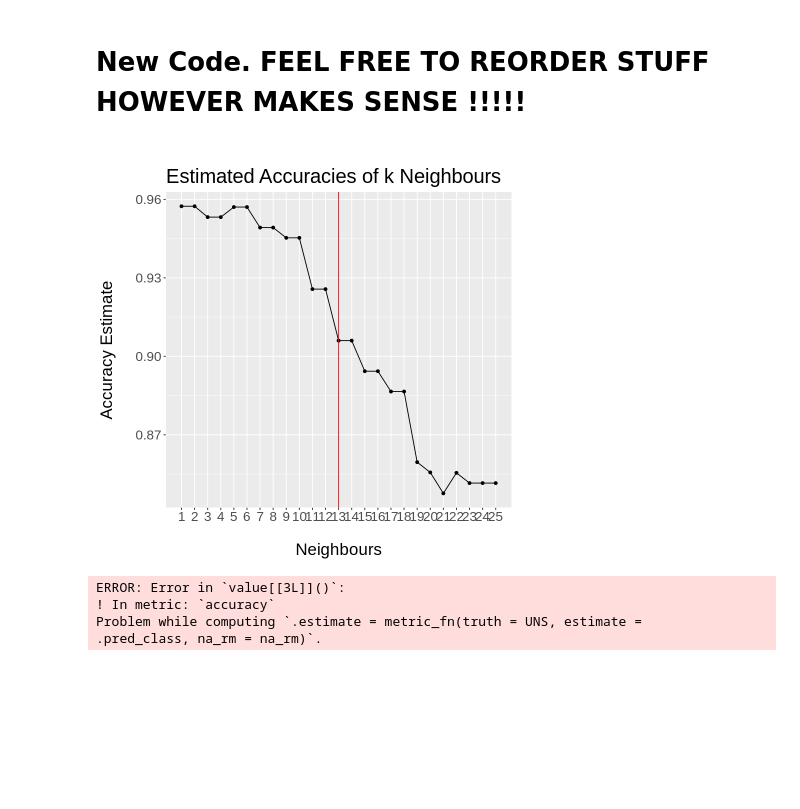
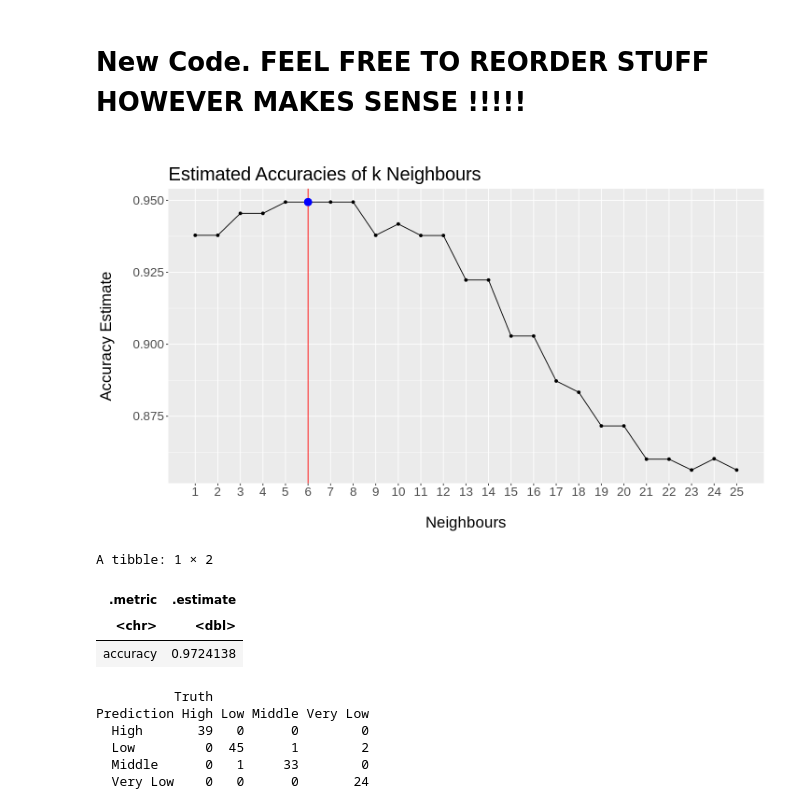
Before and after one commit to annabtse/dsci-100-2022w1-group-49, a Jupyter notebook: Group Project.ipynb, the cells around one changed output. Drawn from its saved outputs; the diff is of its cells as text; code cells hidden in the pictures; blank space fills up the shorter version.

Commit message:
Coding Completed
Finished all of the coding and made the visualization plot as well. Included some comments on the process but still need to write in detail how we did stuff. ~Zee

```diff
--- a/Group Project.ipynb
+++ b/Group Project.ipynb
@@ -70,30 +55,23 @@ In the code below, we delete the first row of data because it contains all zeroe
 # %%
+set.seed(2222)
+
 training_data <- read_csv("knowledge_training_data.csv") |>
-    select("STG", "STR", "SCG", "LPR", "PEG", "UNS") |>
-    mutate(UNS = as_factor(UNS)) |>
-    tail(-1)
-    #replace(training_data$UNS == "very_low", "Very Low")
+    select("STG", "STR", "SCG", "LPR", "PEG", "UNS") #|>
+    #tail(-1)
 
-#training_data[training_data=="very_low"]<-as.factor("Very Low")
+training_data[training_data == "very_low"]<- "Very Low"
 
-#training_data_f <- replace(training_data$entry2, training_data$entry2 == "very_low","Very Low")
-
-#if (UNS == "very_low") {
- #                       replace("very_low","Very Low")
-        #                }
-
-#training_data["UNS"][training_data["UNS"] == "very_low"] <- "Very Low"
-
-
-#training_data["UNS"][training_data["UNS"] == "very_low"] <- "Very Low"
-
+training_data <- training_data |>
+                mutate(UNS = factor(UNS))
 
 
 testing_data <- read_csv("knowledge_testing_data.csv") |>
     select("STG", "STR", "SCG", "LPR", "PEG", "UNS") |>
-    mutate(UNS = as_factor(UNS))
+    mutate(UNS = factor(UNS))
+
 
 training_data
+testing_data
 # %% [output]
 New names:
 • `` -> `...7`
@@ -239,7 +234,7 @@ Future questions could be:
 # New Code. FEEL FREE TO REORDER STUFF HOWEVER MAKES SENSE !!!!!
 # %%
 ##NEED TO SET SEED AT THE BEGINNING OF WHOLE PROJECT !!!!
-set.seed(1)
+set.seed(2222)
 
 ## RECIPE MAKE IT AND SCALING/ CENTERING ACCORDINGLY, DO WE NEED TO CONSIDER UPSAMPLING???
 uk_recipe <- recipe(UNS ~LPR + PEG, data = training_data) |>
@@ -248,36 +243,38 @@ uk_recipe <- recipe(UNS ~LPR + PEG, data = training_data) |>
 
 ##KKNN SPEC
 knn_spec <- nearest_neighbor(weight_func = "rectangular", neighbors = tune()) |>
             set_engine("kknn") |>
             set_mode("classification")
 
 #CREATING THE FOLDS AND GRID VALS
 uk_fold <- vfold_cv(training_data, v = 5, strata = UNS)
 gridvals <- tibble(neighbors = seq(1,25))
 
 #WORKFLOW
 uk_workflow <- workflow() |>
                 add_recipe(uk_recipe) |>
                 add_model(knn_spec) |>
                 tune_grid(resamples = uk_fold, grid = gridvals) |>
                 collect_metrics() |>
                 filter(.metric == "accuracy")
 
 #cross val grid NEEED TO FIX THIS STUFF AS WELLLLLLL
+options(repr.plot.width = 12, repr.plot.height = 7)
+
 cross_val_plot <- uk_workflow |>
                     ggplot(aes(x= neighbors, y =mean)) +
                     geom_point() +
                     geom_line() +
-                    geom_vline(xintercept = 13, colour = "red") +
-                    #geom_point(aes(x = 13, y = ky), size = 4, colour = "blue") +
+                    geom_vline(xintercept = 6, colour = "red") +
+                    geom_point(aes(x = 6, y = 0.949390990068016), size = 4, colour = "blue") +
                     labs(x = "\nNeighbours", y = "Accuracy Estimate\n", title = "\nEstimated Accuracies of k Neighbours") +
                     scale_x_continuous(limits = c(1, 25), breaks = seq(1, 25), minor_breaks = seq(1, 25, 1)) +
                     theme(text = element_text(size = 20), plot.caption = element_text(size = 20, hjust = 0))
 
 ## FROM THE PLOT, THE BEST K VALUE WAS 6 as its surroundings were stable!!!!! Discuss more in detail in writeup
 cross_val_plot
 # %% [output]
-[figure, old version]
+[figure, new version]
 # %%
 ## BEST KNN SPEC
 knn_best_spec <- nearest_neighbor(weight_func = "rectangular", neighbors = 6) |>
@@ -294,6 +291,9 @@ uk_fit <- workflow() |>
 uk_predictions <- predict(uk_fit, testing_data) |>
     bind_cols(testing_data)
 
+#uk_acc2 <- uk_predictions |>
+#            accuracy(UNS, levels(.pred_class))
+
 # Compare the accuracy of predictions to the true values in the test set
 uk_acc <- uk_predictions |>
     metrics(truth = UNS, estimate = .pred_class) |>
@@ -301,12 +301,19 @@ uk_acc <- uk_predictions |>
     head(1)
 
 # Compare the predictions to the true values in a confusion matrix
-#uk_cm <- uk_predictions |>
-    #conf_mat(truth = UNS, estimate = .pred_class)
+uk_cm <- uk_predictions |>
+    conf_mat(truth = UNS, estimate = .pred_class)
 
-uk_predictions
+uk_acc
+uk_cm
 # %% [output]
-ERROR: Error in `value[[3L]]()`:
-! In metric: `accuracy`
-Problem while computing `.estimate = metric_fn(truth = UNS, estimate =
-.pred_class, na_rm = na_rm)`.
+A tibble: 1 × 2
+| .metric | .estimate |
+| <chr> | <dbl> |
+| accuracy | 0.9724138 |
+          Truth
+Prediction High Low Middle Very Low
+  High       39   0      0        0
+  Low         0  45      1        2
+  Middle      0   1     33        0
+  Very Low    0   0      0       24
```
Also changed, not shown: parts of 10 cells of this notebook.
